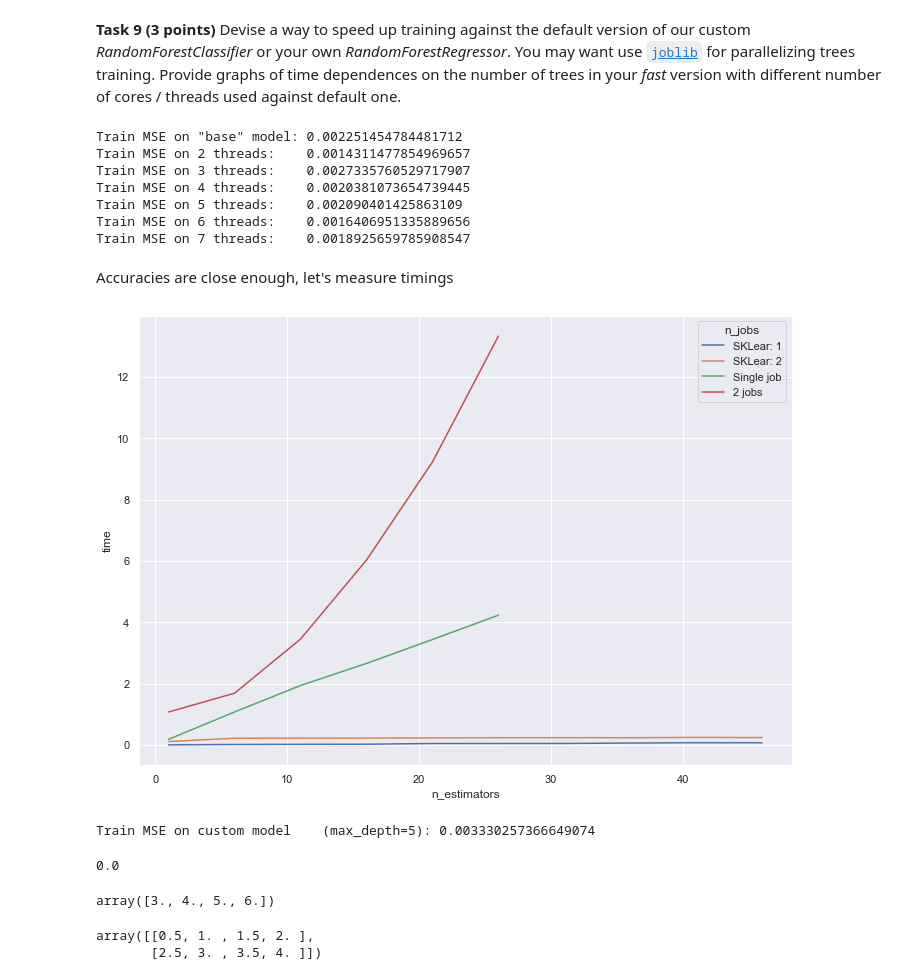
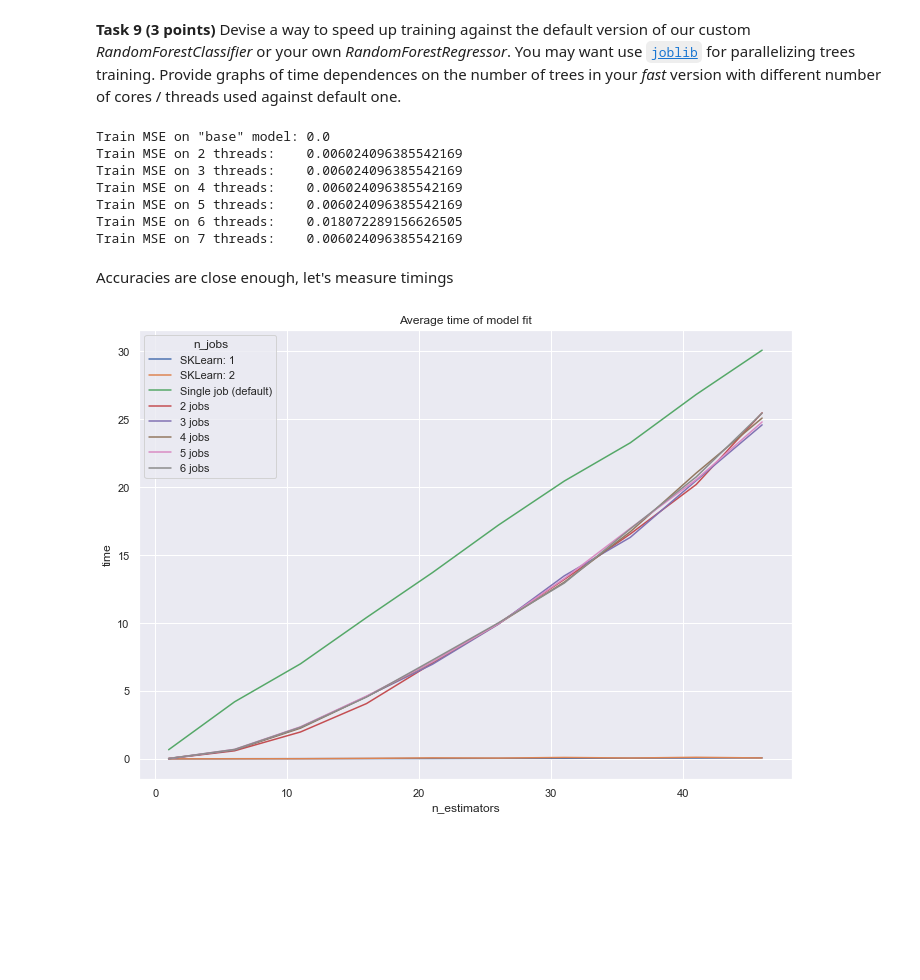
Before and after one commit to kagafon/rs-school-ml-intro, a Jupyter notebook: 6_trees and ensembles/rf_classifier.ipynb, the cells around one changed output. Drawn from its saved outputs; the diff is of its cells as text; code cells hidden in the pictures; blank space fills up the shorter version.

Commit message:
fix: update charts

```diff
--- a/6_trees and ensembles/rf_classifier.ipynb
+++ b/6_trees and ensembles/rf_classifier.ipynb
@@ -1187,57 +1241,63 @@ def run_test(model):
 # %%
 # Measure average accuracy for different n_jobs
 # Base value - no multi-threading
-st_model = RandomForestRegr(n_estimators=10)
+st_model = RandomForestClassifier(n_estimators=10)
 st_model.fit(X_p2_train, y_p2_train)
 print(f'Train MSE on "base" model: {mean_squared_error(y_p2_train, st_model.predict(X_p2_train))}')
 
 # Values for multi-threading
 for n_jobs in np.arange(2, 8):
-    mt_model = RandomForestRegrNextGen(n_estimators=10, n_jobs=n_jobs)
+    mt_model = RandomForestClassifierNG(n_estimators=10, n_jobs=n_jobs)
     mt_model.fit(X_p2_train, y_p2_train)
     print(f'Train MSE on {n_jobs} threads:    {mean_squared_error(y_p2_train, mt_model.predict(X_p2_train))}')
 # %% [output]
-Train MSE on "base" model: 0.002251454784481712
-Train MSE on 2 threads:    0.0014311477854969657
-Train MSE on 3 threads:    0.0027335760529717907
-Train MSE on 4 threads:    0.0020381073654739445
-Train MSE on 5 threads:    0.002090401425863109
-Train MSE on 6 threads:    0.0016406951335889656
-Train MSE on 7 threads:    0.0018925659785908547
+Train MSE on "base" model: 0.0
+Train MSE on 2 threads:    0.006024096385542169
+Train MSE on 3 threads:    0.006024096385542169
+Train MSE on 4 threads:    0.006024096385542169
+Train MSE on 5 threads:    0.006024096385542169
+Train MSE on 6 threads:    0.018072289156626505
+Train MSE on 7 threads:    0.006024096385542169
 # %% [markdown]
 Accuracies are close enough, let's measure timings
+# %%
+#Testing
+import time
+
+def run_test(model):
+    results = []
+    for _ in np.arange(3): # measure several times to get average
+        start = time.process_time()
+        model.fit(X_p2_train, y_p2_train)
+        results.append(time.process_time() - start)
+    return np.mean(results)
+# %%
+# Default sklearn implementation
+res_df = pd.DataFrame(columns=['n_jobs', 'n_estimators', 'time'])
+for n_jobs in np.arange(1, 3):
+    jobs_results = []
+    for n in np.arange(1, 50, 5):
+        res_df = res_df.append({'n_jobs': f'SKLearn: {n_jobs}', 'n_estimators': n, 'time': run_test(skLearnRandomForestClassifier(n_estimators=n, n_jobs=n_jobs))}, ignore_index=True)
 # %%
-results = res_df.copy() # pd.DataFrame(columns=['n_jobs', 'n_estimators', 'time'])
-for n_jobs in np.arange(1, 3):
+# Model measurement
+results = res_df.copy()
+for n_jobs in np.arange(1, 7):
     jobs_results = []
-    for n in np.arange(1, 30, 5):
+    for n in np.arange(1, 50, 5):
         if n_jobs == 1:
-            results = results.append({'n_jobs': 'Single job', 'n_estimators': n, 'time': run_test(RandomForestRegr(n_estimators=n))}, ignore_index=True)
+            results = results.append({'n_jobs': 'Single job (default)',
+                                      'n_estimators': n,
+                                      'time': run_test(RandomForestClassifier(n_estimators=n))},
+                                    ignore_index=True)
         else:
-            results = results.append({'n_jobs': f'{n_jobs} jobs', 'n_estimators': n, 'time': run_test(RandomForestRegrNextGen(n_estimators=n, n_jobs=n_jobs, bootstrap=False))}, ignore_index=True)
+            results = results.append({'n_jobs': f'{n_jobs} jobs',
+                              'n_estimators': n,
+                              'time': run_test(RandomForestClassifierNG(n_estimators=n,
+                                                                       n_jobs=n_jobs))},
+                             ignore_index=True)
 # %%
-#results
 sns.lineplot(x='n_estimators', y='time', hue='n_jobs', data=results)
+plt.title('Average time of model fit')
 plt.show()
 # %% [output]
-[figure, old version]
+[figure, new version]
-# %%
-my_modelqweqwe = RandomForestRegrNextGen(max_depth=md, n_jobs=2, n_estimators=2)
-my_modelqweqwe.fit(X_p2_train, y_p2_train)
-#my_pred_y = my_modelqweqwe.predict(X_p2_test)
-print(f'Train MSE on custom model    (max_depth={md}): {mean_squared_error(y_p2_train, my_modelqweqwe.predict(X_p2_train))}')
-# %% [output]
-Train MSE on custom model    (max_depth=5): 0.003330257366649074
-# %%
-my_pred_y
-# %% [output]
-0.0
-# %%
-np.sum(np.array([[1,2,3,4], [5,6,7,8]])/2, axis=0)
-# %% [output]
-array([3., 4., 5., 6.])
-# %%
-np.array([[1,2,3,4], [5,6,7,8]])/2
-# %% [output]
-array([[0.5, 1. , 1.5, 2. ],
-       [2.5, 3. , 3.5, 4. ]])
```
Also changed, not shown: parts of 18 cells of this notebook.
